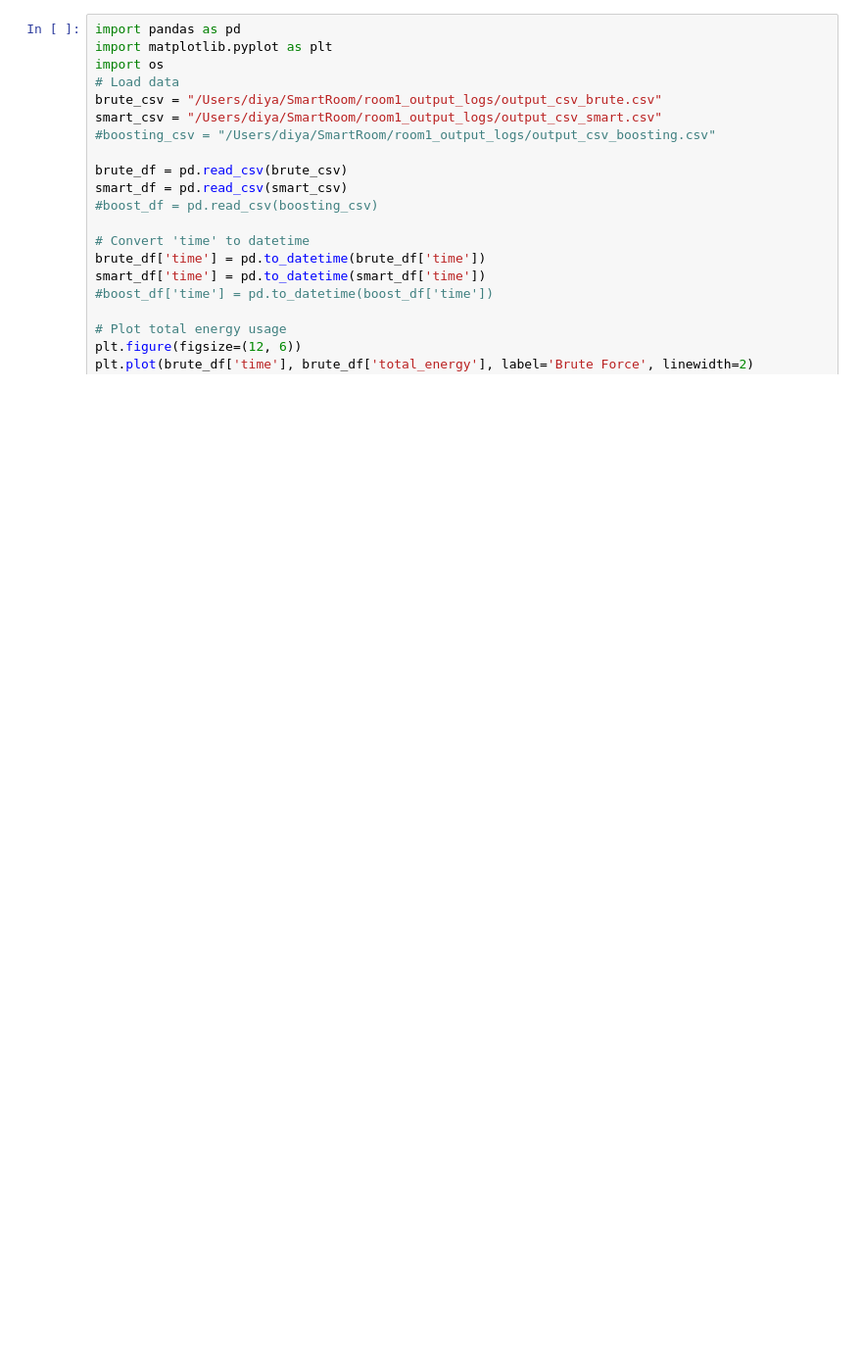
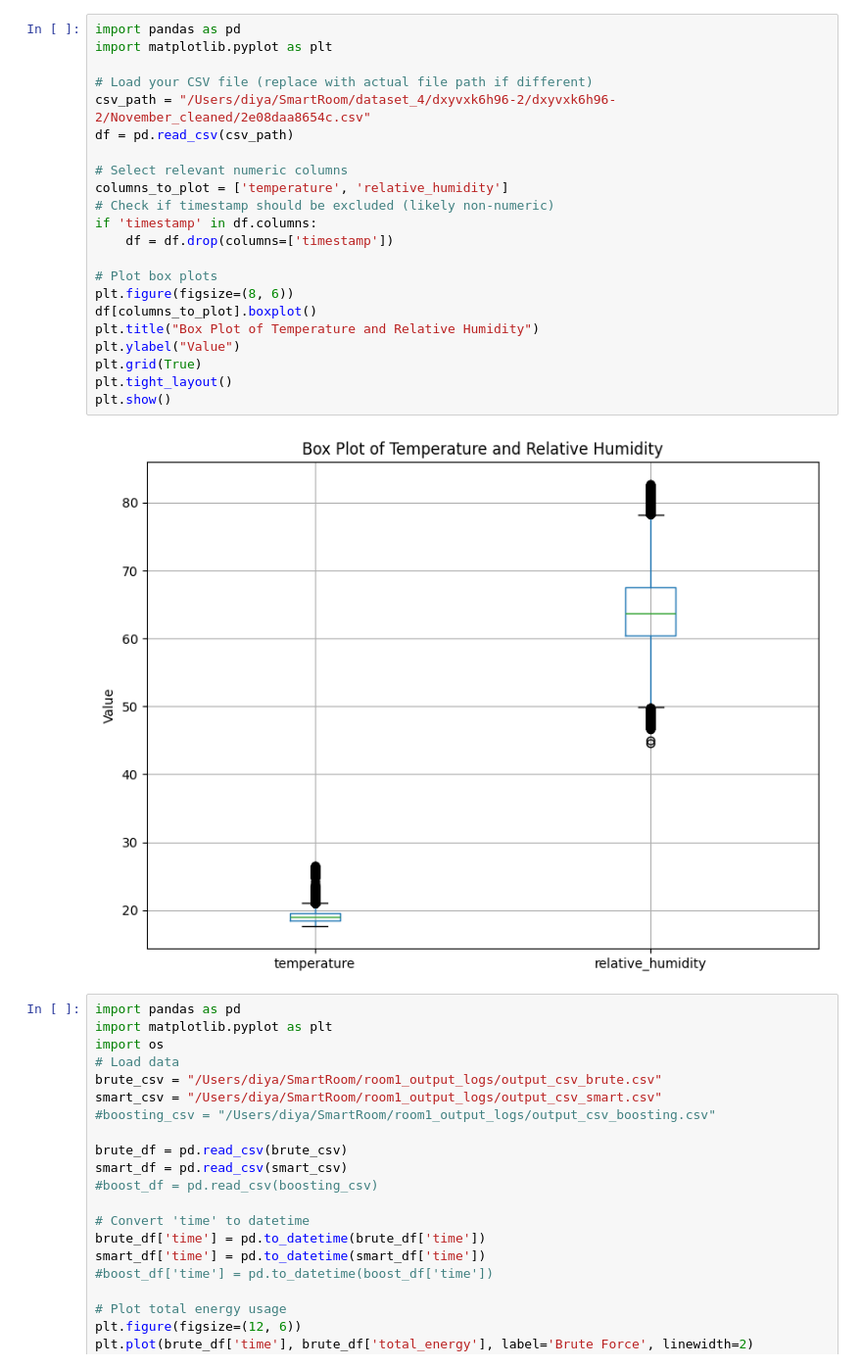
Before and after one commit to DiyadotSaha/SmartRoom, a Jupyter notebook: room1_output_logs/data_viz.ipynb, the cells around one changed output. Shown: that part at 98% size. Drawn from its saved outputs; the diff is of its cells as text; blank space fills up the shorter version.

Commit message:
data visualization

```diff
--- a/room1_output_logs/data_viz.ipynb
+++ b/room1_output_logs/data_viz.ipynb
@@ -1,3 +89,27 @@
+# %%
+import pandas as pd
+import matplotlib.pyplot as plt
+
+# Load your CSV file (replace with actual file path if different)
+csv_path = "/Users/diya/SmartRoom/dataset_4/dxyvxk6h96-2/dxyvxk6h96-2/November_cleaned/2e08daa8654c.csv"
+df = pd.read_csv(csv_path)
+
+# Select relevant numeric columns
+columns_to_plot = ['temperature', 'relative_humidity']
+# Check if timestamp should be excluded (likely non-numeric)
+if 'timestamp' in df.columns:
+    df = df.drop(columns=['timestamp'])
+
+# Plot box plots
+plt.figure(figsize=(8, 6))
+df[columns_to_plot].boxplot()
+plt.title("Box Plot of Temperature and Relative Humidity")
+plt.ylabel("Value")
+plt.grid(True)
+plt.tight_layout()
+plt.show()
+# %% [output]
+[figure, added]
 # %%
 import pandas as pd
 import matplotlib.pyplot as plt
```
Also changed, not shown: parts of 4 cells of this notebook, 1 other file.
